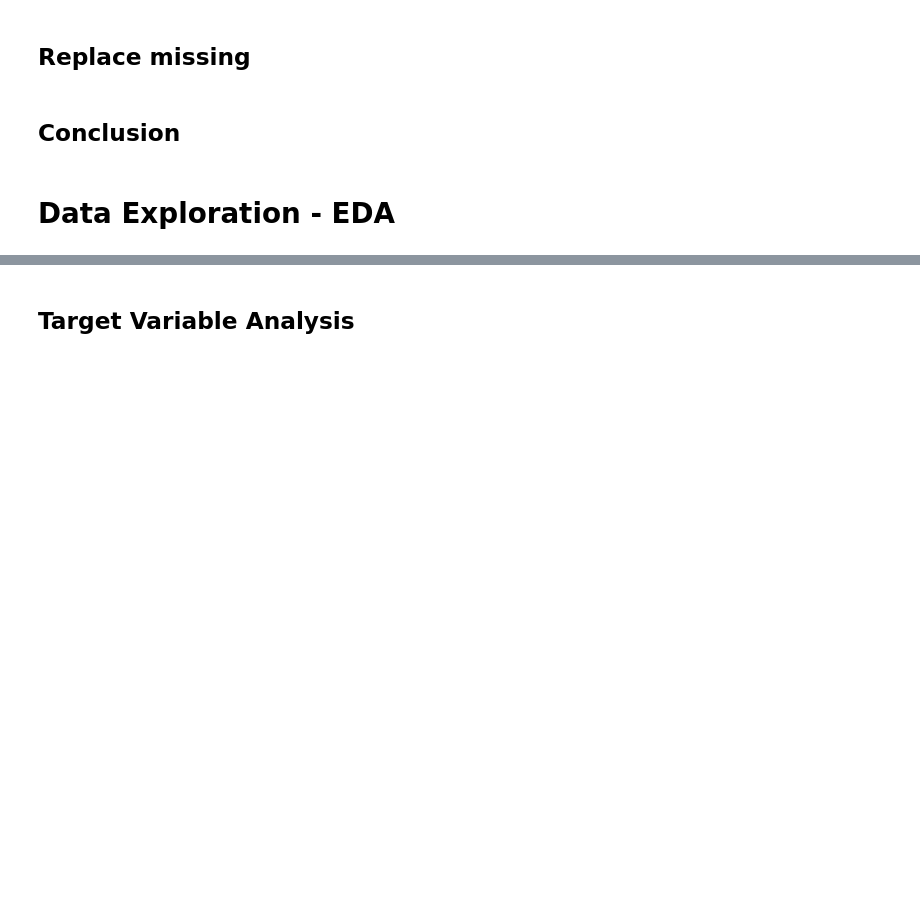
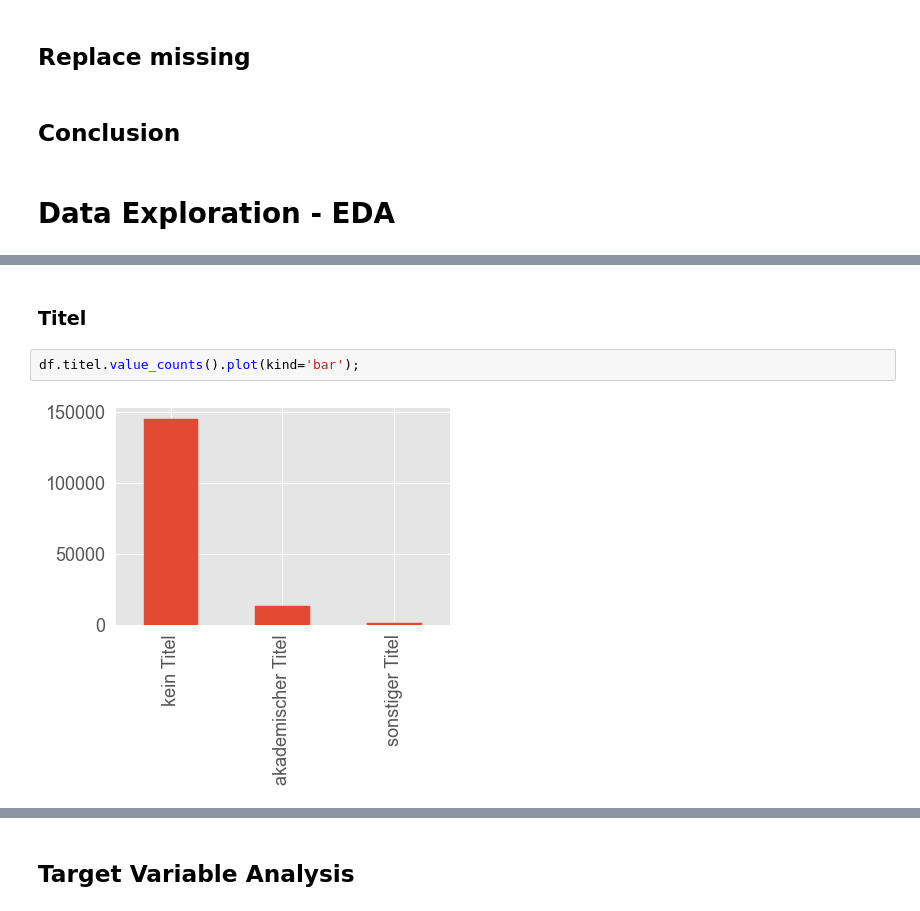
Before and after one commit to jb-ds2020/nf-ds3-capstone-churn-prevention, a Jupyter notebook: Capstone_Zeit.ipynb, the cells around one changed output, grey strips where cells are left out. Drawn from its saved outputs; the diff is of its cells as text; blank space fills up the shorter version.

```diff
--- a/Capstone_Zeit.ipynb
+++ b/Capstone_Zeit.ipynb
@@ -163,0 +239,6 @@ Purpose: Fix the inconsistencies within the data and handle the missing values
+# %% [markdown]
+### Titel
+# %%
+df.titel.value_counts().plot(kind='bar');
+# %% [output]
+[figure, added]
```
Also changed, not shown: parts of 42 cells of this notebook, 7 other files.
